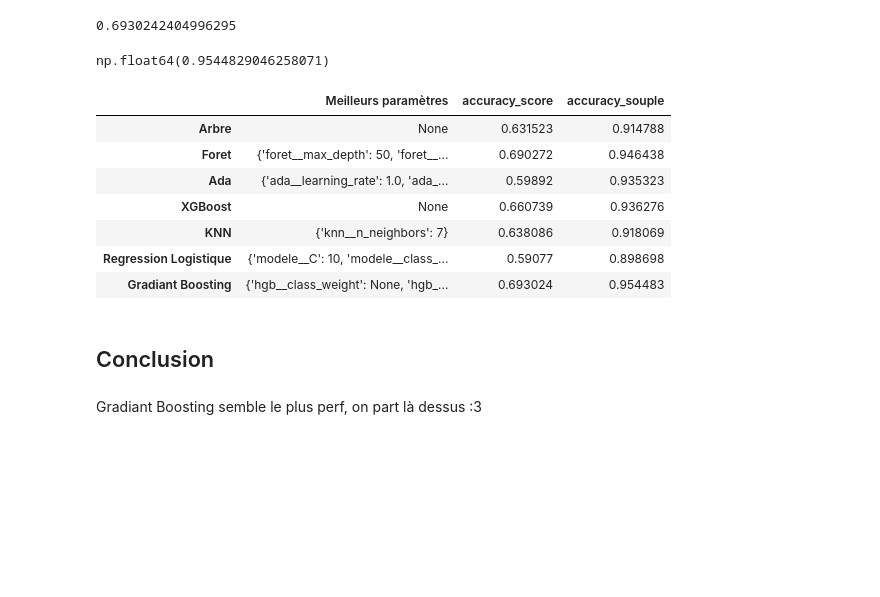
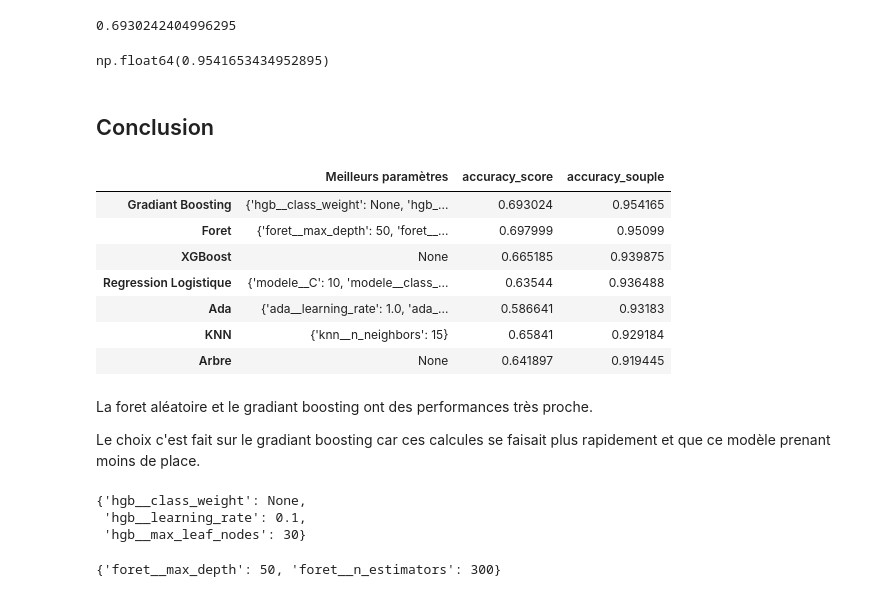
Before and after one commit to Nijiiiiiii/Prediction-DPE-enedis, a Jupyter notebook: Notebooks/Modeles_classification.ipynb, the cells around one changed output. Cells and saved outputs as stored; diff of their text form; code cells hidden in the pictures; blank space fills up the shorter version.

```diff
--- a/Notebooks/Modeles_classification.ipynb
+++ b/Notebooks/Modeles_classification.ipynb
@@ -522,7 +499,8 @@ grid_search_logistic = GridSearchCV(
     param_grid=parametresreg,
     cv=cv,
     scoring='accuracy',
-    n_jobs=-1
+    n_jobs=-1,
+    refit = True
 )
 
 # Entraînement
@@ -583,3 +560,3 @@ np.float64(0.8986979993648777)
 # %%
-inforeg = [grid_search_logistic.best_params_, accuracy_score(Yvalidation, Yvalid_reg), accuracy_souple(confusion_matrix(Yvalidation, Yvalid_reg))]
+inforeg = [grid_search_logistic.best_params_, accuracy_score(Yvalidation, Yvalid_reg), accuracy_souple(Yvalidation, Yvalid_reg)]
 modeles.loc["Regression Logistique",:] = inforeg
@@ -614,7 +581,8 @@ grid_search_hgb = GridSearchCV(
     param_grid=parametres_hgb,
     cv=cv,
     scoring='accuracy',
-    n_jobs=-1
+    n_jobs=-1,
+    refit= True
 )
 # %%
 grid_search_hgb.fit(Xtrain, Ytrain)
@@ -649,24 +617,36 @@ accuracy_score(Yvalidation, Yvalid_hgb)
 # %% [output]
 0.6930242404996295
 # %%
-accuracy_souple(confusion_matrix(Yvalidation, Yvalid_hgb))
+accuracy_souple(Yvalidation, Yvalid_hgb)
 # %% [output]
-np.float64(0.9544829046258071)
+np.float64(0.9541653434952895)
 # %%
-infohgb = [grid_search_hgb.best_params_, accuracy_score(Yvalidation, Yvalid_hgb), accuracy_souple(confusion_matrix(Yvalidation, Yvalid_hgb))]
+infohgb = [grid_search_hgb.best_params_, accuracy_score(Yvalidation, Yvalid_hgb), accuracy_souple(Yvalidation, Yvalid_hgb)]
 modeles.loc["Gradiant Boosting", :] = infohgb
-# %%
-modeles
-# %% [output]
-|  | Meilleurs paramètres | accuracy_score | accuracy_souple |
-| Arbre | None | 0.631523 | 0.914788 |
-| Foret | {'foret__max_depth': 50, 'foret__... | 0.690272 | 0.946438 |
-| Ada | {'ada__learning_rate': 1.0, 'ada_... | 0.59892 | 0.935323 |
-| XGBoost | None | 0.660739 | 0.936276 |
-| KNN | {'knn__n_neighbors': 7} | 0.638086 | 0.918069 |
-| Regression Logistique | {'modele__C': 10, 'modele__class_... | 0.59077 | 0.898698 |
-| Gradiant Boosting | {'hgb__class_weight': None, 'hgb_... | 0.693024 | 0.954483 |
 # %% [markdown]
 ## Conclusion
+# %%
+modeles.sort_values(by="accuracy_score", ascending=False).sort_values(by="accuracy_souple", ascending=False)
+# %% [output]
+|  | Meilleurs paramètres | accuracy_score | accuracy_souple |
+| Gradiant Boosting | {'hgb__class_weight': None, 'hgb_... | 0.693024 | 0.954165 |
+| Foret | {'foret__max_depth': 50, 'foret__... | 0.697999 | 0.95099 |
+| XGBoost | None | 0.665185 | 0.939875 |
+| Regression Logistique | {'modele__C': 10, 'modele__class_... | 0.63544 | 0.936488 |
+| Ada | {'ada__learning_rate': 1.0, 'ada_... | 0.586641 | 0.93183 |
+| KNN | {'knn__n_neighbors': 15} | 0.65841 | 0.929184 |
+| Arbre | None | 0.641897 | 0.919445 |
 # %% [markdown]
-Gradiant Boosting semble le plus perf, on part là dessus :3
+La foret aléatoire et le gradiant boosting ont des performances très proche.
+
+Le choix c'est fait sur le gradiant boosting car ces calcules se faisait plus rapidement et que ce modèle prenant moins de place.
+# %%
+modeles.loc["Gradiant Boosting","Meilleurs paramètres"]
+# %% [output]
+{'hgb__class_weight': None,
+ 'hgb__learning_rate': 0.1,
+ 'hgb__max_leaf_nodes': 30}
+# %%
+modeles.loc["Foret","Meilleurs paramètres"]
+# %% [output]
+{'foret__max_depth': 50, 'foret__n_estimators': 300}
```
Also changed, not shown: parts of 59 cells of this notebook, 4 other files.
